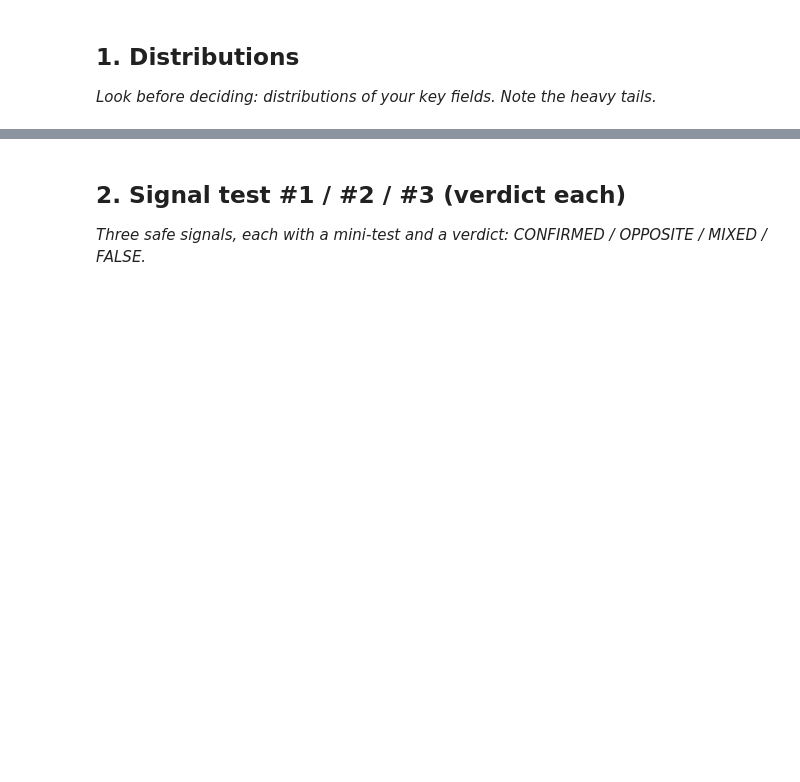
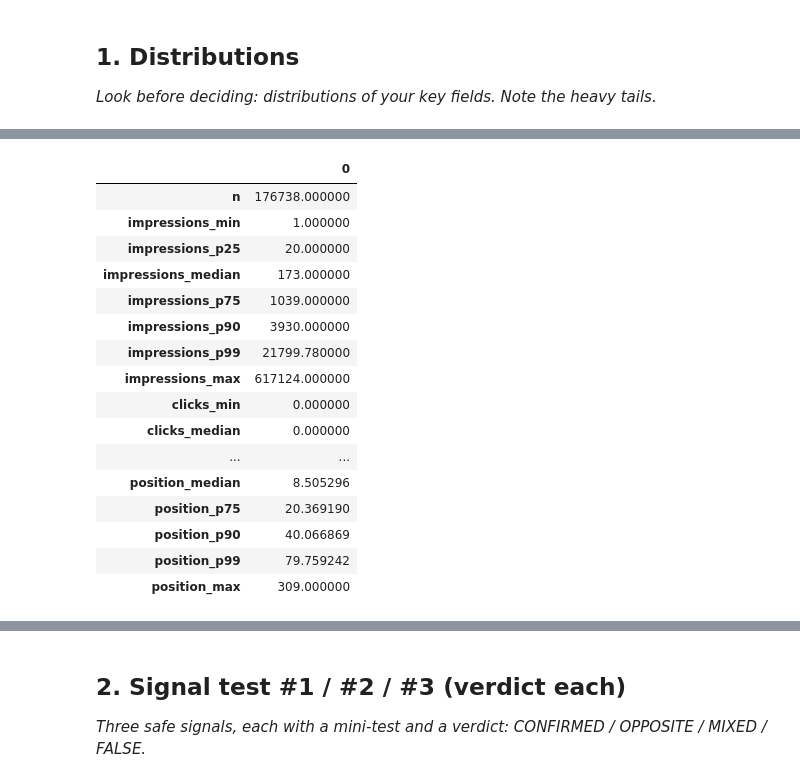
Before and after one commit to kiran162005/flyrank-ml, a Jupyter notebook: work/notebooks/w04_signal_audit.ipynb, the cells around one changed output, grey strips where cells are left out. Cells and saved outputs as stored; diff of their text form; code cells hidden in the pictures; blank space fills up the shorter version.

```diff
--- a/work/notebooks/w04_signal_audit.ipynb
+++ b/work/notebooks/w04_signal_audit.ipynb
@@ -12,0 +56,74 @@ This skeleton is yours to fill. Work the sections **in order** — each one has
+# %%
+## 1. Distributions
+
+distribution_check = con.sql(f"""
+WITH content AS (
+    SELECT
+        client_hash_id,
+        content_hash_id,
+        SUM(gsc_impressions) AS impressions,
+        SUM(gsc_clicks) AS clicks,
+        SUM(gsc_clicks) * 1.0
+            / NULLIF(SUM(gsc_impressions), 0) AS ctr,
+        AVG(gsc_avg_position) AS avg_position
+    FROM {FACT}
+    WHERE gsc_data_available IS TRUE
+    GROUP BY client_hash_id, content_hash_id
+    HAVING SUM(gsc_impressions) > 0
+)
+
+SELECT
+    COUNT(*) AS n,
+
+    MIN(impressions) AS impressions_min,
+    QUANTILE_CONT(impressions, 0.25) AS impressions_p25,
+    QUANTILE_CONT(impressions, 0.50) AS impressions_median,
+    QUANTILE_CONT(impressions, 0.75) AS impressions_p75,
+    QUANTILE_CONT(impressions, 0.90) AS impressions_p90,
+    QUANTILE_CONT(impressions, 0.99) AS impressions_p99,
+    MAX(impressions) AS impressions_max,
+
+    MIN(clicks) AS clicks_min,
+    QUANTILE_CONT(clicks, 0.50) AS clicks_median,
+    QUANTILE_CONT(clicks, 0.90) AS clicks_p90,
+    QUANTILE_CONT(clicks, 0.99) AS clicks_p99,
+    MAX(clicks) AS clicks_max,
+
+    MIN(ctr) AS ctr_min,
+    QUANTILE_CONT(ctr, 0.25) AS ctr_p25,
+    QUANTILE_CONT(ctr, 0.50) AS ctr_median,
+    QUANTILE_CONT(ctr, 0.75) AS ctr_p75,
+    QUANTILE_CONT(ctr, 0.90) AS ctr_p90,
+    QUANTILE_CONT(ctr, 0.99) AS ctr_p99,
+    MAX(ctr) AS ctr_max,
+
+    MIN(avg_position) AS position_min,
+    QUANTILE_CONT(avg_position, 0.25) AS position_p25,
+    QUANTILE_CONT(avg_position, 0.50) AS position_median,
+    QUANTILE_CONT(avg_position, 0.75) AS position_p75,
+    QUANTILE_CONT(avg_position, 0.90) AS position_p90,
+    QUANTILE_CONT(avg_position, 0.99) AS position_p99,
+    MAX(avg_position) AS position_max
+
+FROM content
+""").df()
+
+display(distribution_check.T)
+# %% [output]
+|  | 0 |
+| n | 176738.000000 |
+| impressions_min | 1.000000 |
+| impressions_p25 | 20.000000 |
+| impressions_median | 173.000000 |
+| impressions_p75 | 1039.000000 |
+| impressions_p90 | 3930.000000 |
+| impressions_p99 | 21799.780000 |
+| impressions_max | 617124.000000 |
+| clicks_min | 0.000000 |
+| clicks_median | 0.000000 |
+| ... | ... |
+| position_median | 8.505296 |
+| position_p75 | 20.369190 |
+| position_p90 | 40.066869 |
+| position_p99 | 79.759242 |
+| position_max | 309.000000 |
```
Also changed, not shown: parts of 14 cells of this notebook.
